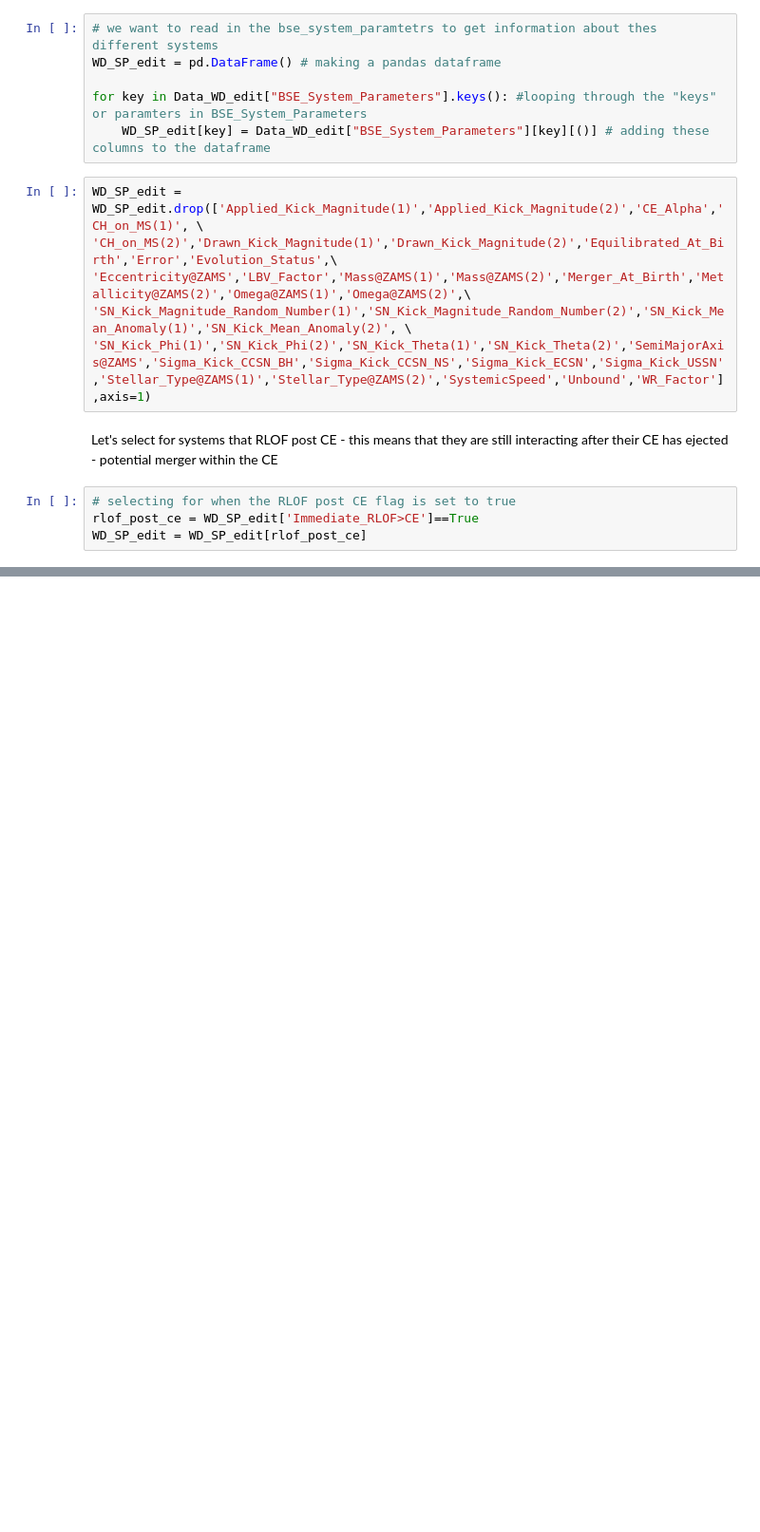
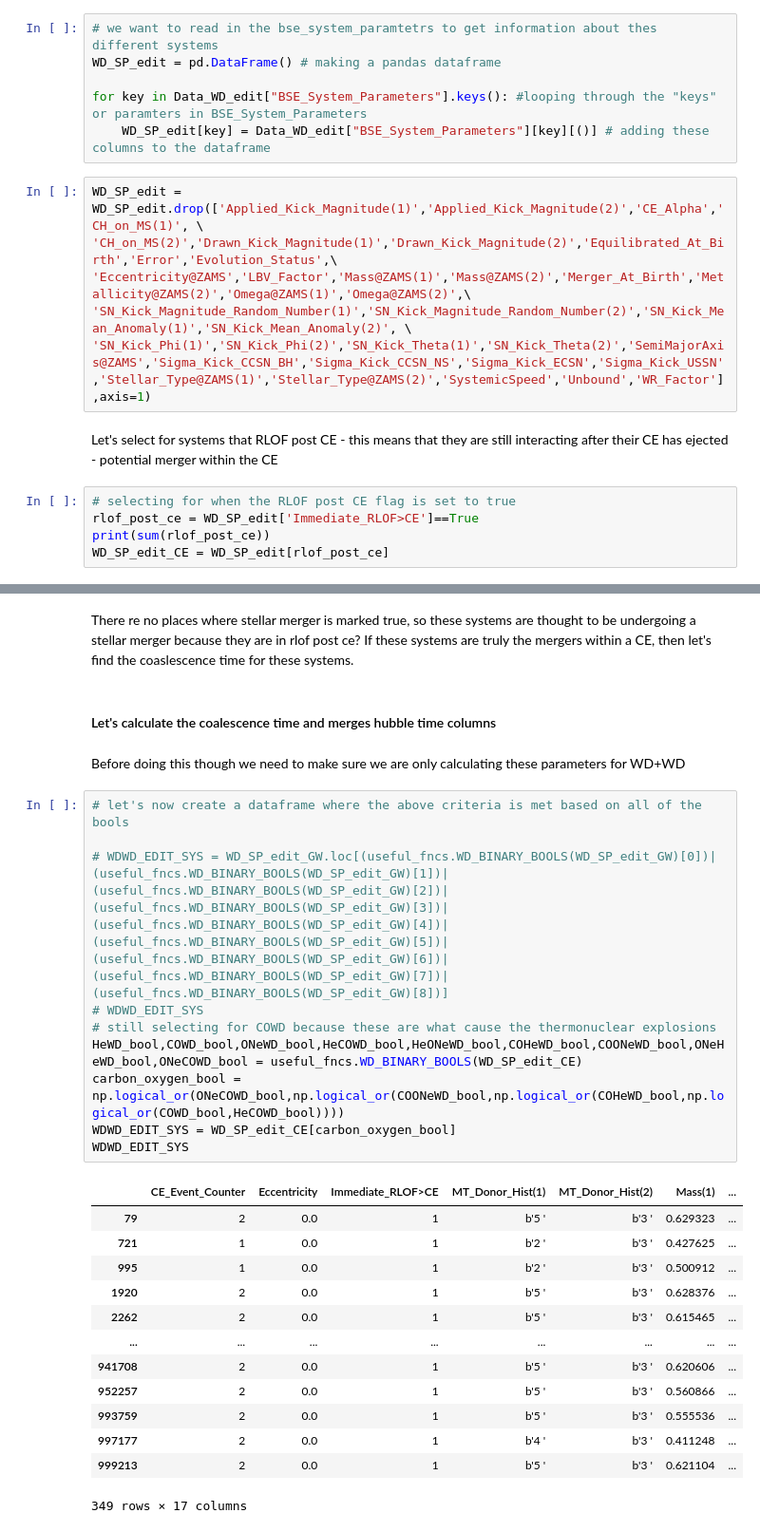
Before and after one commit to melanie-santiago26/research_work, a Jupyter notebook: making_figures/RLOF_Post_CE.ipynb, the cells around one changed output, grey strips where cells are left out. Shown at 95% size. Saved outputs shown, nothing was run; the diff lists cells and outputs as text; blank space fills up the shorter version.

Commit message:
looking at RLOf post CE

```diff
--- a/making_figures/RLOF_Post_CE.ipynb
+++ b/making_figures/RLOF_Post_CE.ipynb
@@ -69,4 +69,5 @@ Let's select for systems that RLOF post CE - this means that they are still inte
 # %%
 # selecting for when the RLOF post CE flag is set to true
 rlof_post_ce = WD_SP_edit['Immediate_RLOF>CE']==True
-WD_SP_edit = WD_SP_edit[rlof_post_ce]
+print(sum(rlof_post_ce))
+WD_SP_edit_CE = WD_SP_edit[rlof_post_ce]
@@ -72,0 +86,30 @@ WD_SP_edit = WD_SP_edit[rlof_post_ce]
+# %% [markdown]
+There re no places where stellar merger is marked true, so these systems are thought to be undergoing a stellar merger because they are in rlof post ce? If these systems are truly the mergers within a CE, then let's find the coaslescence time for these systems.
+# %% [markdown]
+#### Let's calculate the coalescence time and merges hubble time columns
+# %% [markdown]
+Before doing this though we need to make sure we are only calculating these parameters for WD+WD
+# %%
+# let's now create a dataframe where the above criteria is met based on all of the bools
+
+# WDWD_EDIT_SYS = WD_SP_edit_GW.loc[(useful_fncs.WD_BINARY_BOOLS(WD_SP_edit_GW)[0])|(useful_fncs.WD_BINARY_BOOLS(WD_SP_edit_GW)[1])|(useful_fncs.WD_BINARY_BOOLS(WD_SP_edit_GW)[2])|(useful_fncs.WD_BINARY_BOOLS(WD_SP_edit_GW)[3])|(useful_fncs.WD_BINARY_BOOLS(WD_SP_edit_GW)[4])|(useful_fncs.WD_BINARY_BOOLS(WD_SP_edit_GW)[5])|(useful_fncs.WD_BINARY_BOOLS(WD_SP_edit_GW)[6])|(useful_fncs.WD_BINARY_BOOLS(WD_SP_edit_GW)[7])|(useful_fncs.WD_BINARY_BOOLS(WD_SP_edit_GW)[8])]
+# WDWD_EDIT_SYS
+# still selecting for COWD because these are what cause the thermonuclear explosions
+HeWD_bool,COWD_bool,ONeWD_bool,HeCOWD_bool,HeONeWD_bool,COHeWD_bool,COONeWD_bool,ONeHeWD_bool,ONeCOWD_bool = useful_fncs.WD_BINARY_BOOLS(WD_SP_edit_CE)
+carbon_oxygen_bool = np.logical_or(ONeCOWD_bool,np.logical_or(COONeWD_bool,np.logical_or(COHeWD_bool,np.logical_or(COWD_bool,HeCOWD_bool))))
+WDWD_EDIT_SYS = WD_SP_edit_CE[carbon_oxygen_bool]
+WDWD_EDIT_SYS
+# %% [output]
+|  | CE_Event_Counter | Eccentricity | Immediate_RLOF>CE | MT_Donor_Hist(1) | MT_Donor_Hist(2) | Mass(1) | ... |
+| 79 | 2 | 0.0 | 1 | b'5 ' | b'3 ' | 0.629323 | ... |
+| 721 | 1 | 0.0 | 1 | b'2 ' | b'3 ' | 0.427625 | ... |
+| 995 | 1 | 0.0 | 1 | b'2 ' | b'3 ' | 0.500912 | ... |
+| 1920 | 2 | 0.0 | 1 | b'5 ' | b'3 ' | 0.628376 | ... |
+| 2262 | 2 | 0.0 | 1 | b'5 ' | b'3 ' | 0.615465 | ... |
+| ... | ... | ... | ... | ... | ... | ... | ... |
+| 941708 | 2 | 0.0 | 1 | b'5 ' | b'3 ' | 0.620606 | ... |
+| 952257 | 2 | 0.0 | 1 | b'5 ' | b'3 ' | 0.560866 | ... |
+| 993759 | 2 | 0.0 | 1 | b'5 ' | b'3 ' | 0.555536 | ... |
+| 997177 | 2 | 0.0 | 1 | b'4 ' | b'3 ' | 0.411248 | ... |
+| 999213 | 2 | 0.0 | 1 | b'5 ' | b'3 ' | 0.621104 | ... |
+349 rows × 17 columns
```
Also changed, not shown: parts of 43 cells of this notebook, 2 other files.
